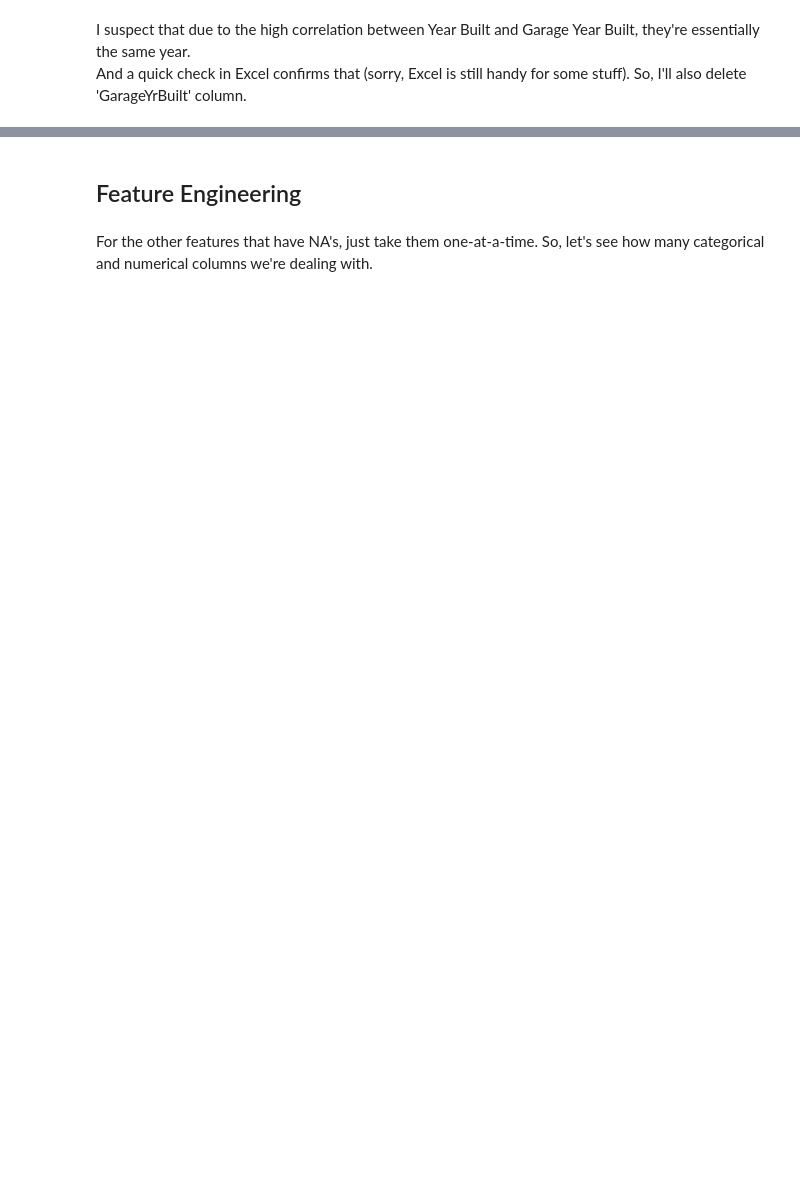
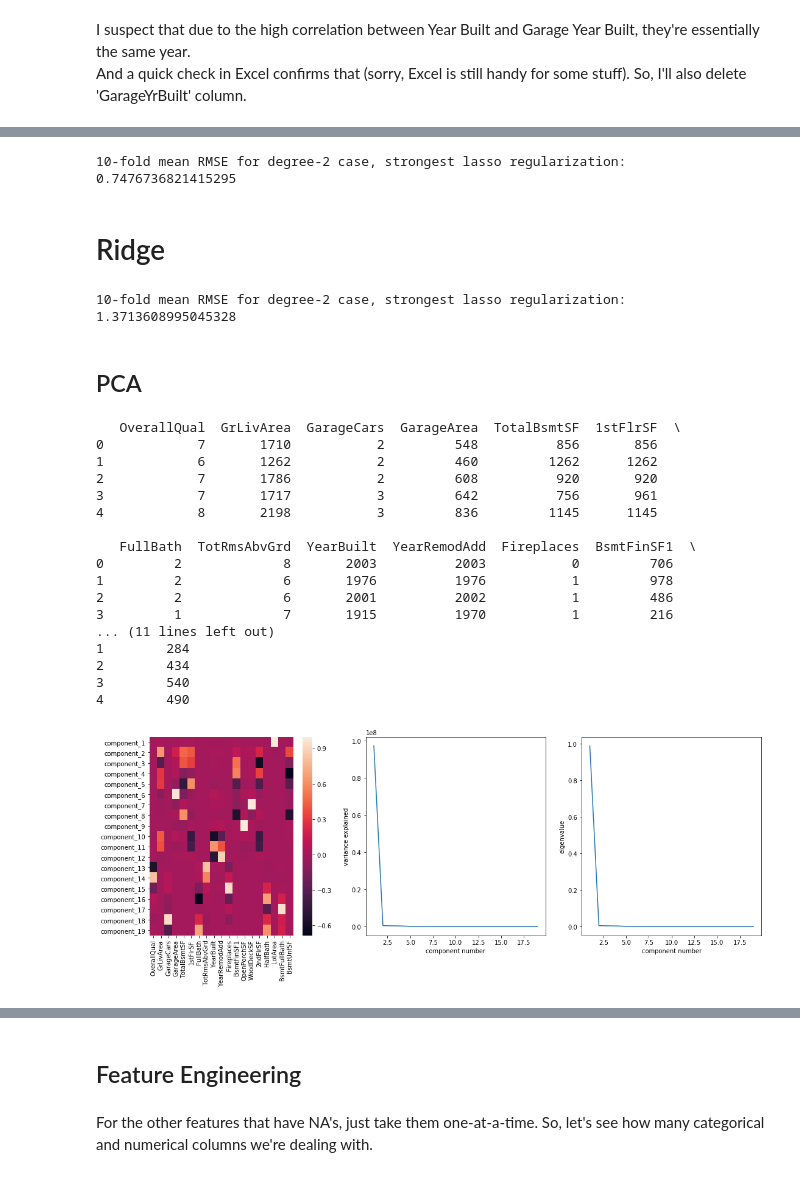
Before and after one commit to scottmr/Ames-housing, a Jupyter notebook: Kaggle_Ames_Housing.ipynb, the cells around one changed output, grey strips where cells are left out. Saved outputs shown, nothing was run; the diff lists cells and outputs as text; code cells hidden in the pictures; blank space fills up the shorter version.

```diff
--- a/Kaggle_Ames_Housing.ipynb
+++ b/Kaggle_Ames_Housing.ipynb
@@ -213,8 +283,9 @@ print("50-fold mean RMSE: ", np.mean(root_mean_squared_errors))
 # %%
-# Only features in .corr()-and fireplaces because I lke fireplaces.
+# Only features in .corr()
 
 train_columns = ["OverallQual","GrLivArea","GarageCars","GarageArea","TotalBsmtSF","1stFlrSF","FullBath",
-                 "TotRmsAbvGrd","YearBuilt","YearRemodAdd","Fireplaces"]
+                 "TotRmsAbvGrd","YearBuilt","YearRemodAdd","Fireplaces", "BsmtFinSF1", "OpenPorchSF", "WoodDeckSF",
+                "2ndFlrSF", "HalfBath", "LotArea", "BsmtFullBath","BsmtUnfSF", "BedroomAbvGr"]
 
 train_features = train_columns[:-1]
 train_target = train_columns[-1]
@@ -243,0 +346,75 @@ Since GRLivArea has the strongest coefficient let's take a look at it.
+# %%
+from sklearn.linear_model import Lasso, Ridge
+
+lasso = Lasso(max_iter=10000)#increase the number of iterations for lasso to prevent lack of convergence
+mean_squared_errors_poly2_lasso = np.abs(cross_val_score(lasso,pf_2_data,train[train_target],cv=10))
+rmses_lasso_poly2 = list(map(np.sqrt,mean_squared_errors_poly2_lasso))
+print("10-fold mean RMSE for degree-2 case, strongest lasso regularization: ",np.mean(rmses_lasso_poly2))
+# %% [output]
+10-fold mean RMSE for degree-2 case, strongest lasso regularization:  0.7476736821415295
+# %% [markdown]
+# Ridge
+# %%
+ridge = Ridge()
+ridge_cv_squared_errors = np.abs(cross_val_score(ridge,pf_2_data,train[train_target],cv=10))
+rmse_ridge_cv = list(map(np.sqrt,ridge_cv_squared_errors))
+print("10-fold mean RMSE for degree-2 case, strongest lasso regularization: ",np.mean(rmse_ridge_cv))
+# %% [output]
+10-fold mean RMSE for degree-2 case, strongest lasso regularization:  1.3713608995045328
+# %% [markdown]
+## PCA
+# %%
+from sklearn.decomposition import PCA
+
+pca = PCA()
+transformed_pca_x = pca.fit_transform(train[train_features])
+#create component indices
+component_names = ["component_"+str(comp) for comp in range(1, len(pca.explained_variance_)+1)]
+
+#generate new component dataframe
+transformed_pca_x = pd.DataFrame(transformed_pca_x,columns=component_names)
+print(train[train_features].head())
+transformed_pca_x.head()
+
+#generate component loadings on original features
+component_matrix = pd.DataFrame(pca.components_,index=component_names,columns = train_features)
+#add additional columns to describe what
+component_matrix["explained_variance_ratio"] = pca.explained_variance_ratio_
+component_matrix["eigenvalue"] = pca.explained_variance_
+figure = sns.mpl.pyplot.figure(figsize=(18,6))
+#add 3 subplots one at a time
+
+#first the component matrix
+figure.add_subplot(131)
+sns.heatmap(component_matrix.iloc[:,:-2])
+
+#then the eigenvalues
+figure.add_subplot(132)
+sns.mpl.pyplot.plot(range(1,component_matrix.shape[0]+1), component_matrix.eigenvalue)
+sns.mpl.pyplot.xlabel("component number")
+sns.mpl.pyplot.ylabel("variance explained")
+
+#then the explained variance ratio
+figure.add_subplot(133)
+sns.mpl.pyplot.plot(range(1,component_matrix.shape[0]+1), component_matrix.explained_variance_ratio)
+sns.mpl.pyplot.xlabel("component number")
+sns.mpl.pyplot.ylabel("eigenvalue");
+# %% [output]
+   OverallQual  GrLivArea  GarageCars  GarageArea  TotalBsmtSF  1stFlrSF  \
+0            7       1710           2         548          856       856
+1            6       1262           2         460         1262      1262
+2            7       1786           2         608          920       920
+3            7       1717           3         642          756       961
+4            8       2198           3         836         1145      1145
+
+   FullBath  TotRmsAbvGrd  YearBuilt  YearRemodAdd  Fireplaces  BsmtFinSF1  \
+0         2             8       2003          2003           0         706
+1         2             6       1976          1976           1         978
+2         2             6       2001          2002           1         486
+3         1             7       1915          1970           1         216
+... (11 lines left out)
+1        284
+2        434
+3        540
+4        490
+[figure, added]
```
Also changed, not shown: parts of 18 cells of this notebook.
